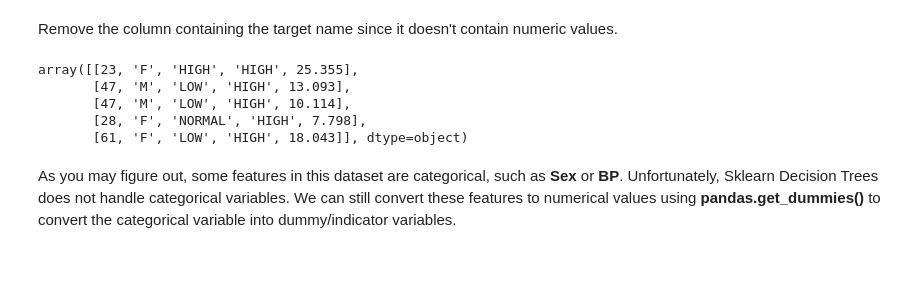
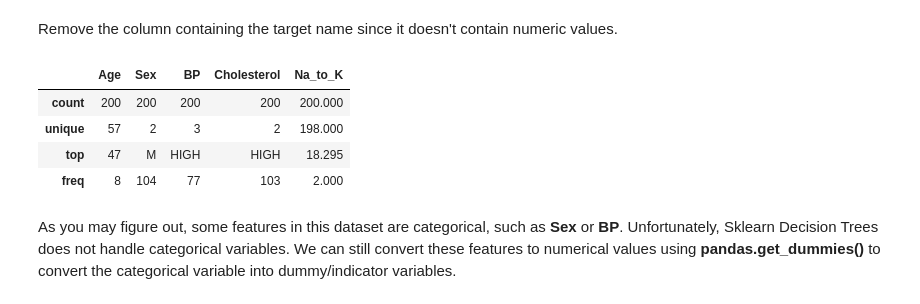
Before and after one commit to overdoseparsa/ML_Learn, a Jupyter notebook: DesiTree/ML0101EN-Clas-Decision-Trees-drug.ipynb, the cells around one changed output. Saved outputs shown, nothing was run; the diff lists cells and outputs as text; code cells hidden in the pictures; blank space fills up the shorter version.

```diff
--- a/DesiTree/ML0101EN-Clas-Decision-Trees-drug.ipynb
+++ b/DesiTree/ML0101EN-Clas-Decision-Trees-drug.ipynb
@@ -151,13 +163,19 @@ Using <b>my_data</b> as the Drug.csv data read by pandas, declare the following
 Remove the column containing the target name since it doesn't contain numeric values.
 # %%
 X = my_data[['Age', 'Sex', 'BP', 'Cholesterol', 'Na_to_K']].values
-X[0:5]
+
+df = pd.DataFrame(
+    X,
+    columns=['Age', 'Sex', 'BP', 'Cholesterol', 'Na_to_K']
+)
+
+df.describe(include='all')
 # %% [output]
-array([[23, 'F', 'HIGH', 'HIGH', 25.355],
-       [47, 'M', 'LOW', 'HIGH', 13.093],
-       [47, 'M', 'LOW', 'HIGH', 10.114],
-       [28, 'F', 'NORMAL', 'HIGH', 7.798],
-       [61, 'F', 'LOW', 'HIGH', 18.043]], dtype=object)
+|  | Age | Sex | BP | Cholesterol | Na_to_K |
+| count | 200 | 200 | 200 | 200 | 200.000 |
+| unique | 57 | 2 | 3 | 2 | 198.000 |
+| top | 47 | M | HIGH | HIGH | 18.295 |
+| freq | 8 | 104 | 77 | 103 | 2.000 |
 # %% [markdown]
 As you may figure out, some features in this dataset are categorical, such as **Sex** or **BP**. Unfortunately, Sklearn Decision Trees does not handle categorical variables. We can still convert these features to numerical values using **pandas.get_dummies()**
 to convert the categorical variable into dummy/indicator variables.
```
Also changed, not shown: parts of 1 cell of this notebook, 2 other files.
